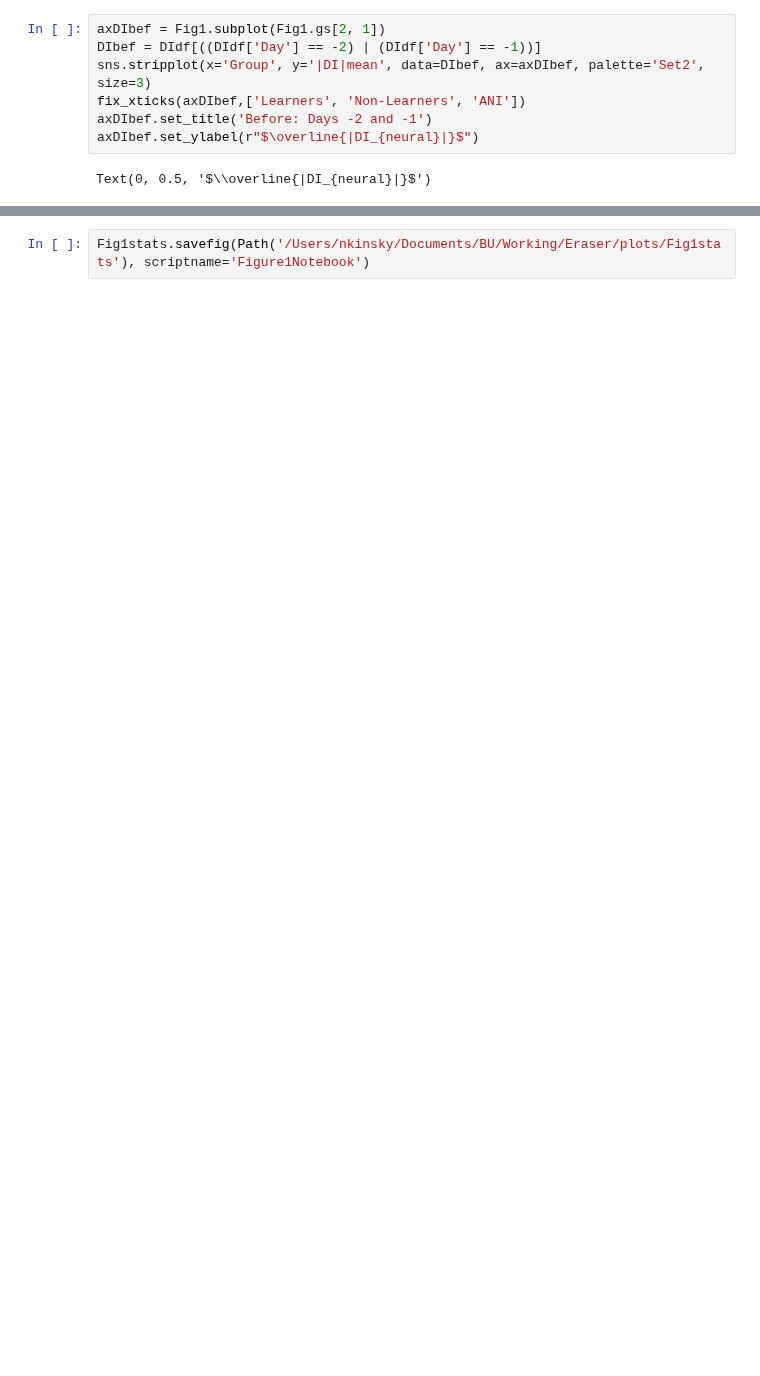
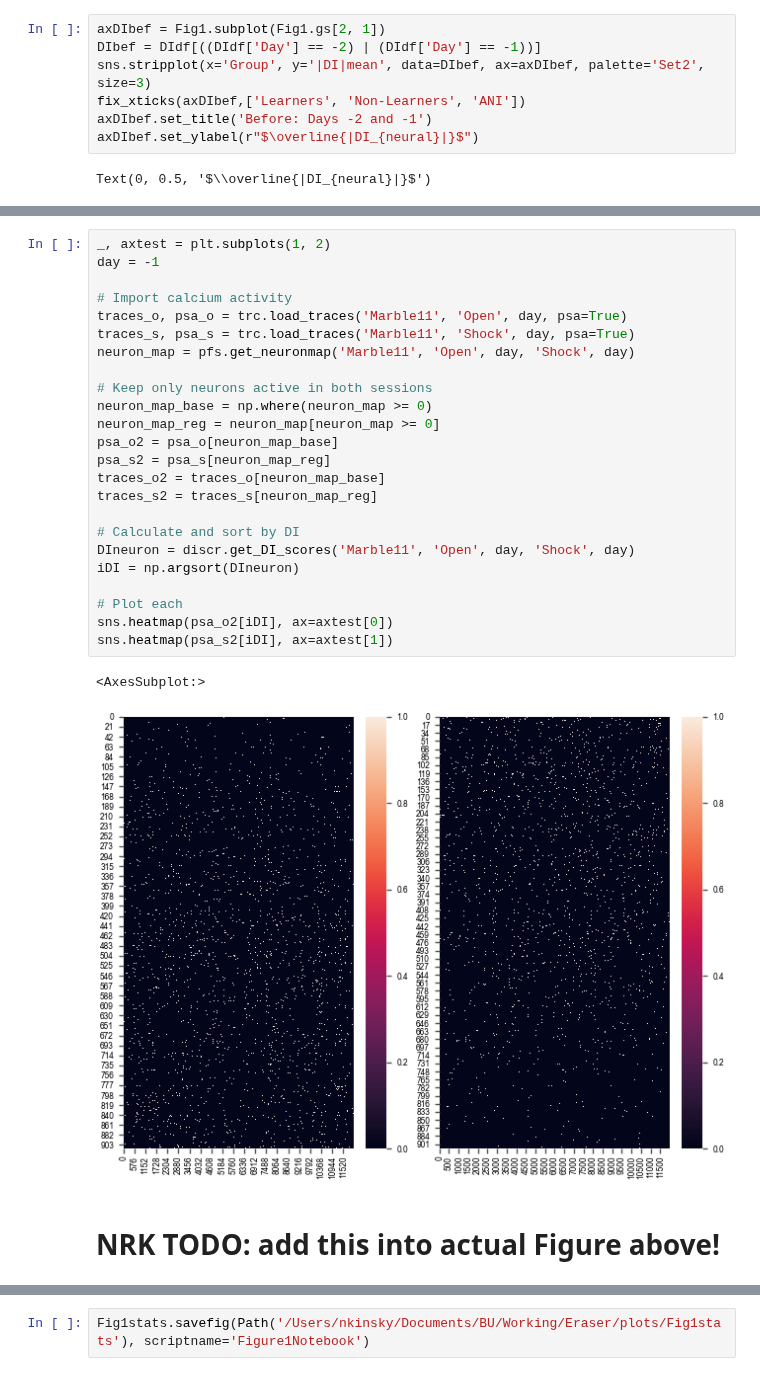
Before and after one commit to nkinsky/Eraser, a Jupyter notebook: Notebooks/Figure1.ipynb, the cells around one changed output, grey strips where cells are left out. Drawn from its saved outputs; the diff is of its cells as text; blank space fills up the shorter version.

```diff
--- a/Notebooks/Figure1.ipynb
+++ b/Notebooks/Figure1.ipynb
@@ -568,0 +540,29 @@ Fig1.savefig(Path('/Users/nkinsky/Documents/BU/Working/Eraser/plots/Fig1'), scri
+# %%
+_, axtest = plt.subplots(1, 2)
+day = -1
+
+# Import calcium activity
+traces_o, psa_o = trc.load_traces('Marble11', 'Open', day, psa=True)
+traces_s, psa_s = trc.load_traces('Marble11', 'Shock', day, psa=True)
+neuron_map = pfs.get_neuronmap('Marble11', 'Open', day, 'Shock', day)
+
+# Keep only neurons active in both sessions
+neuron_map_base = np.where(neuron_map >= 0)
+neuron_map_reg = neuron_map[neuron_map >= 0]
+psa_o2 = psa_o[neuron_map_base]
+psa_s2 = psa_s[neuron_map_reg]
+traces_o2 = traces_o[neuron_map_base]
+traces_s2 = traces_s[neuron_map_reg]
+
+# Calculate and sort by DI
+DIneuron = discr.get_DI_scores('Marble11', 'Open', day, 'Shock', day)
+iDI = np.argsort(DIneuron)
+
+# Plot each
+sns.heatmap(psa_o2[iDI], ax=axtest[0])
+sns.heatmap(psa_s2[iDI], ax=axtest[1])
+# %% [output]
+<AxesSubplot:>
+[figure, added]
+# %% [markdown]
+# NRK TODO: add this into actual Figure above!
```
Also changed, not shown: parts of 30 cells of this notebook.
